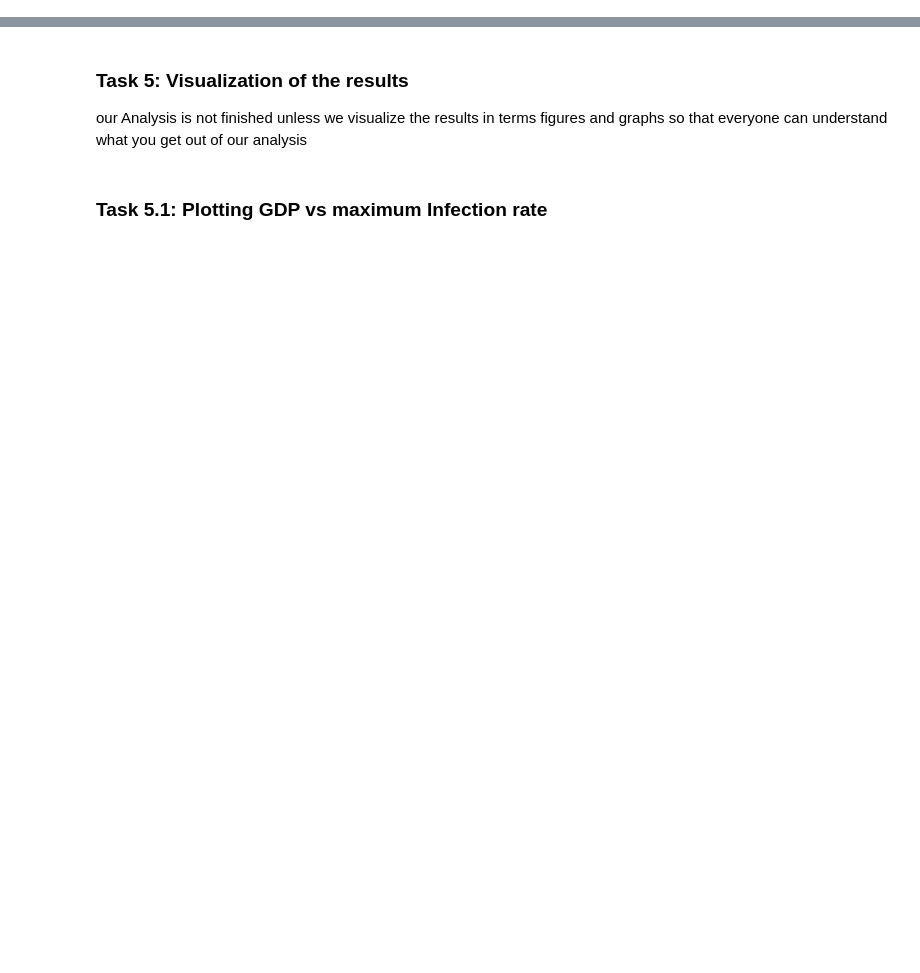
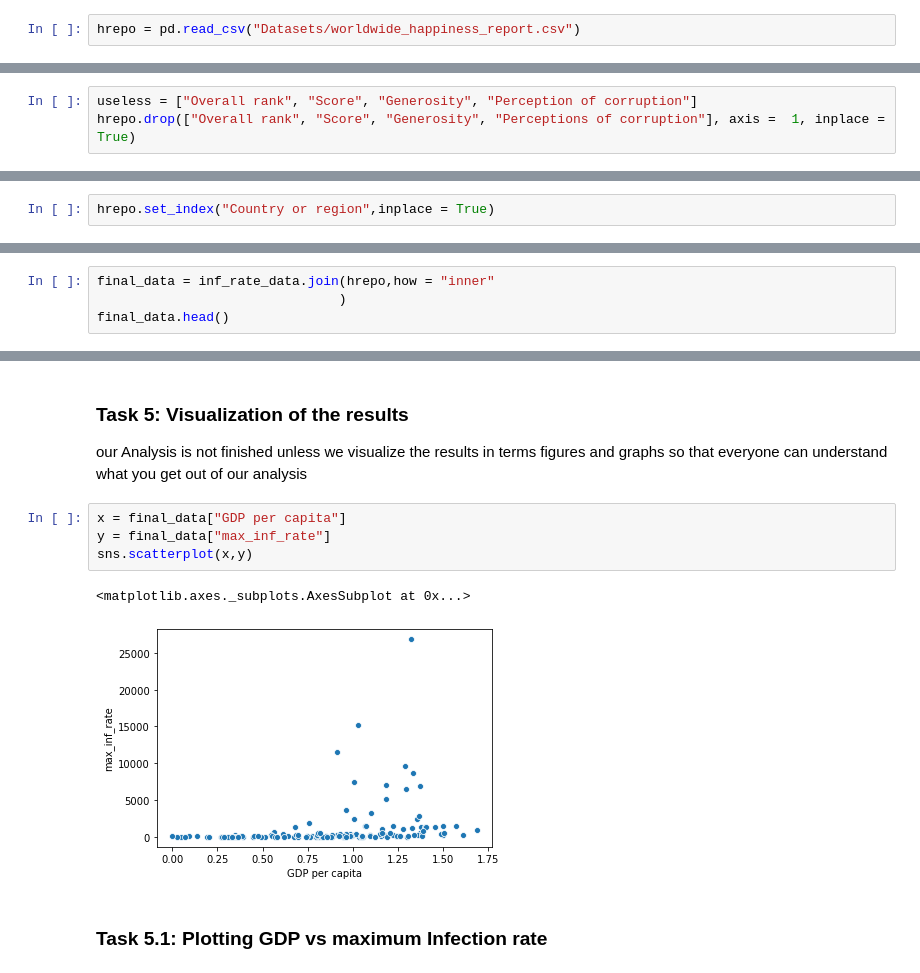
Before and after one commit to SrilakshmiSripathi/Corona-virus-data-analysis-project, a Jupyter notebook: covid19 data analysis notebook.ipynb, the cells around one changed output, grey strips where cells are left out. Cells and saved outputs as stored; diff of their text form; blank space fills up the shorter version.

```diff
--- a/covid19 data analysis notebook.ipynb
+++ b/covid19 data analysis notebook.ipynb
@@ -108,3 +168,5 @@ corona_dataset_aggregated.loc['China'].plot()
 - calculate the correlations as the result of our analysis
 # %% [markdown]
 ### Task 4.1 : importing the dataset
+# %%
+hrepo = pd.read_csv("Datasets/worldwide_happiness_report.csv")
@@ -111,2 +182,5 @@ corona_dataset_aggregated.loc['China'].plot()
 # %% [markdown]
 ### Task 4.2: let's drop the useless columns
+# %%
+useless = ["Overall rank", "Score", "Generosity", "Perception of corruption"]
+hrepo.drop(["Overall rank", "Score", "Generosity", "Perceptions of corruption"], axis =  1, inplace = True)
@@ -113,2 +197,4 @@ corona_dataset_aggregated.loc['China'].plot()
 # %% [markdown]
 ### Task 4.3: changing the indices of the dataframe
+# %%
+hrepo.set_index("Country or region",inplace = True)
@@ -120,0 +217,4 @@ corona_dataset_aggregated.loc['China'].plot()
+# %%
+final_data = inf_rate_data.join(hrepo,how = "inner"
+                               )
+final_data.head()
@@ -123,5 +239,12 @@ corona_dataset_aggregated.loc['China'].plot()
 # %% [markdown]
 ### Task 5: Visualization of the results
 our Analysis is not finished unless we visualize the results in terms figures and graphs so that everyone can understand what you get out of our analysis
+# %%
+x = final_data["GDP per capita"]
+y = final_data["max_inf_rate"]
+sns.scatterplot(x,y)
+# %% [output]
+<matplotlib.axes._subplots.AxesSubplot at 0x...>
+[figure, added]
 # %% [markdown]
 ### Task 5.1: Plotting GDP vs maximum Infection rate
```
Also changed, not shown: parts of 20 cells of this notebook, 4 other files.
